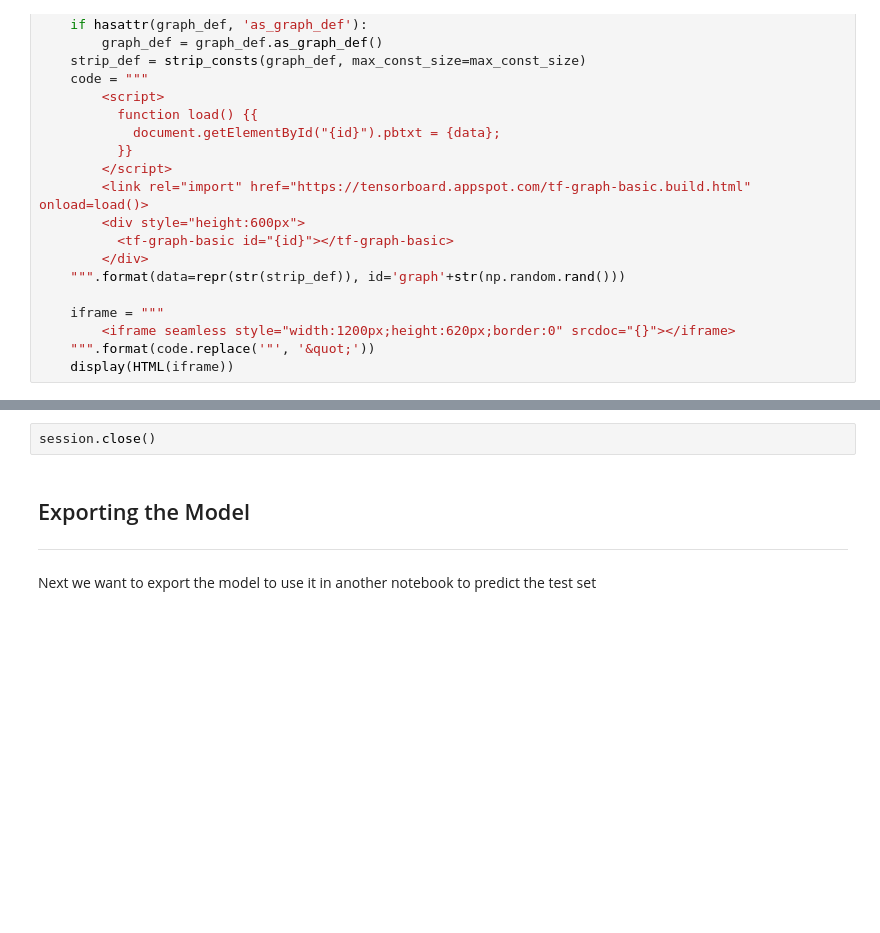
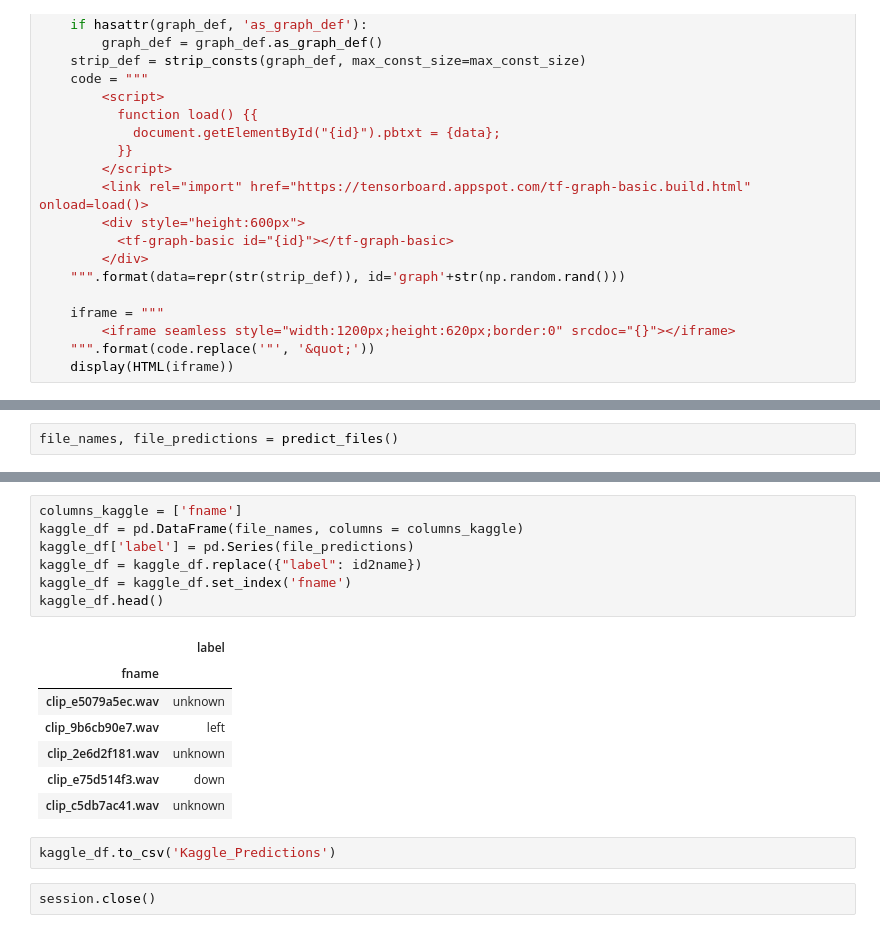
Before and after one commit to Eric-Ens/Speech_Recognition, a Jupyter notebook: 11_class_CNN.ipynb, the cells around one changed output, grey strips where cells are left out. Saved outputs shown, nothing was run; the diff lists cells and outputs as text; blank space fills up the shorter version.

```diff
--- a/11_class_CNN.ipynb
+++ b/11_class_CNN.ipynb
@@ -871,0 +963,2 @@ show_graph(tf.get_default_graph().as_graph_def())
+# %%
+file_names, file_predictions = predict_files()
@@ -872,6 +971,19 @@ show_graph(tf.get_default_graph().as_graph_def())
+# %%
+columns_kaggle = ['fname']
+kaggle_df = pd.DataFrame(file_names, columns = columns_kaggle)
+kaggle_df['label'] = pd.Series(file_predictions)
+kaggle_df = kaggle_df.replace({"label": id2name})
+kaggle_df = kaggle_df.set_index('fname')
+kaggle_df.head()
+# %% [output]
+|  | label |
+| fname |  |
+| clip_e5079a5ec.wav | unknown |
+| clip_9b6cb90e7.wav | left |
+| clip_2e6d2f181.wav | unknown |
+| clip_e75d514f3.wav | down |
+| clip_c5db7ac41.wav | unknown |
+# %%
+kaggle_df.to_csv('Kaggle_Predictions')
 # %%
 session.close()
-# %% [markdown]
-## Exporting the Model
-****
-Next we want to export the model to use it in another notebook to predict the test set
```
Also changed, not shown: parts of 23 cells of this notebook, 2 other files.
